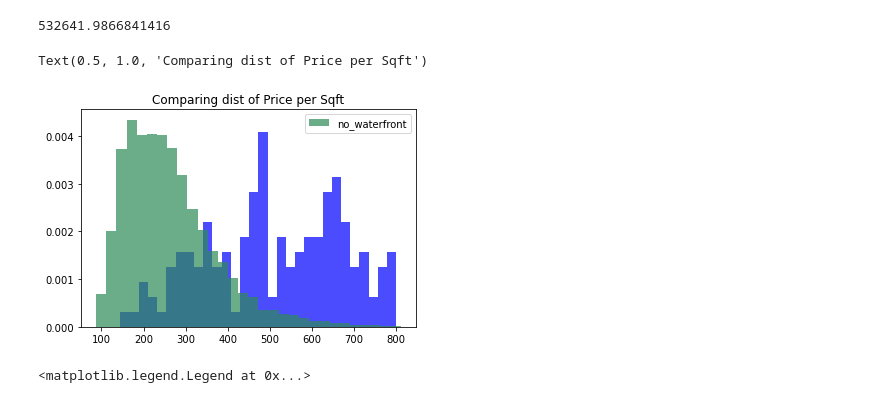
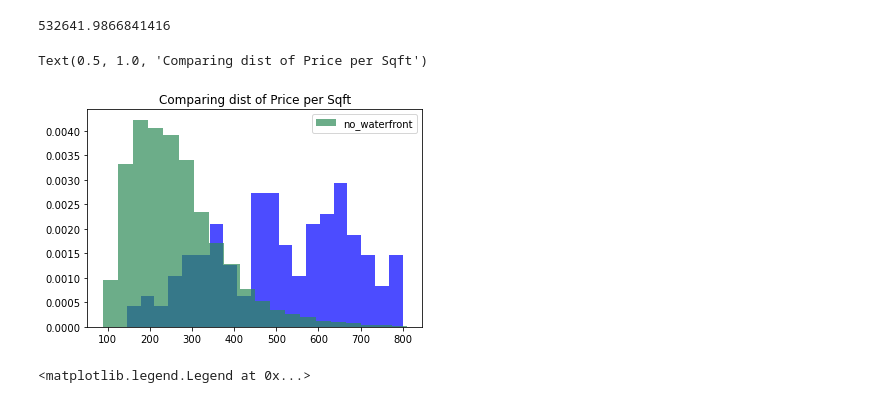
Before and after one commit to Luv2bnanook44/phase_2_project_quanggang, a Jupyter notebook: notebooks/jamie_notebook.ipynb, the cells around one changed output. Saved outputs shown, nothing was run; the diff lists cells and outputs as text; code cells hidden in the pictures.

```diff
--- a/notebooks/jamie_notebook.ipynb
+++ b/notebooks/jamie_notebook.ipynb
@@ -46,3 +46,5 @@ long                0
 sqft_living15       0
 sqft_lot15          0
 dtype: int64
+# %%
+wtrfront_mean = df['waterfront'].mean()
@@ -49,3 +55,8 @@ dtype: int64
+# %%
+df.waterfront.fillna(wtrfront_mean, inplace=True)
+# %%
+# dropping view and yr_renovated
+df.drop(labels=['view', 'yr_renovated', 'sqft_basement'], axis=1, inplace=True)
 # %%
 df.corr().price.sort_values(ascending=False)
 # %% [output]
@@ -250,13 +321,13 @@ df_wf['price'][df_wf['waterfront']==0.0].mean()
 # %%
 waterfront = df_wf['price_per_sqft'][df_wf['waterfront']==1]
 no_waterfront = df_wf['price_per_sqft'][df_wf['waterfront']==0]
-plt.hist(waterfront, bins=30, color='blue', density=True, alpha=.7)
-plt.hist(no_waterfront, bins=30, color='seagreen', density=True, alpha=.7, label='no_waterfront')
+plt.hist(waterfront, bins=20, color='blue', density=True, alpha=.7)
+plt.hist(no_waterfront, bins=20, color='seagreen', density=True, alpha=.7, label='no_waterfront')
 plt.legend()
 plt.title('Comparing dist of Price per Sqft')
 # %% [output]
 Text(0.5, 1.0, 'Comparing dist of Price per Sqft')
-[figure, old version]
+[figure, new version]
 # %%
 waterfront = df_wf['price'][df_wf['waterfront']==1]
 no_waterfront = df_wf['price'][df_wf['waterfront']==0]
```
Also changed, not shown: parts of 14 cells of this notebook.
